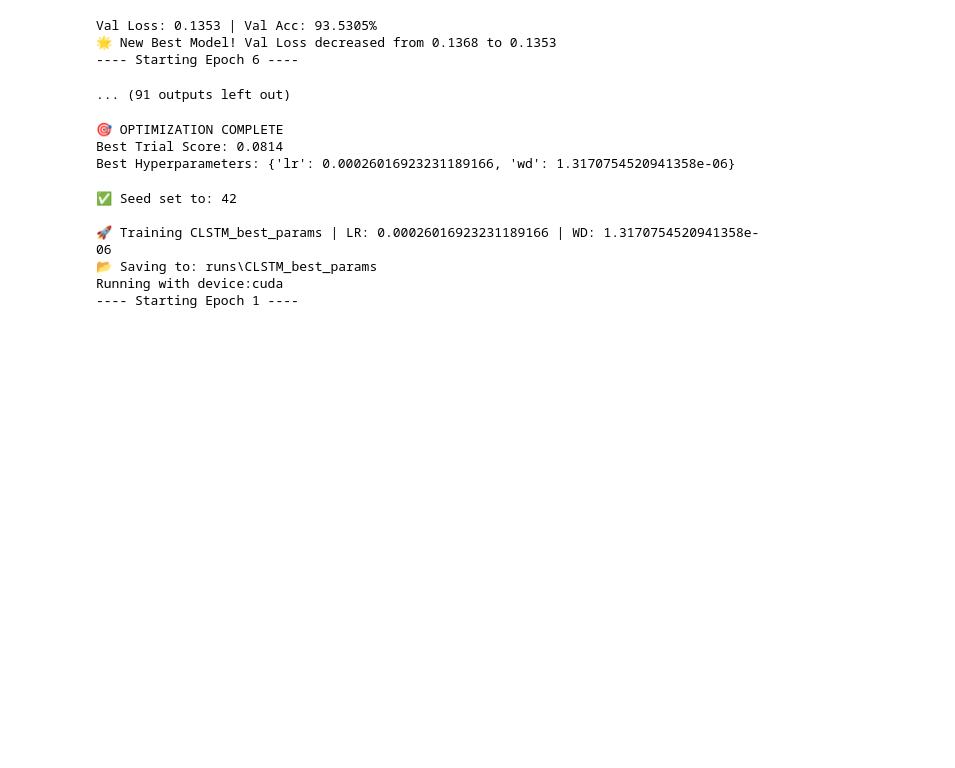
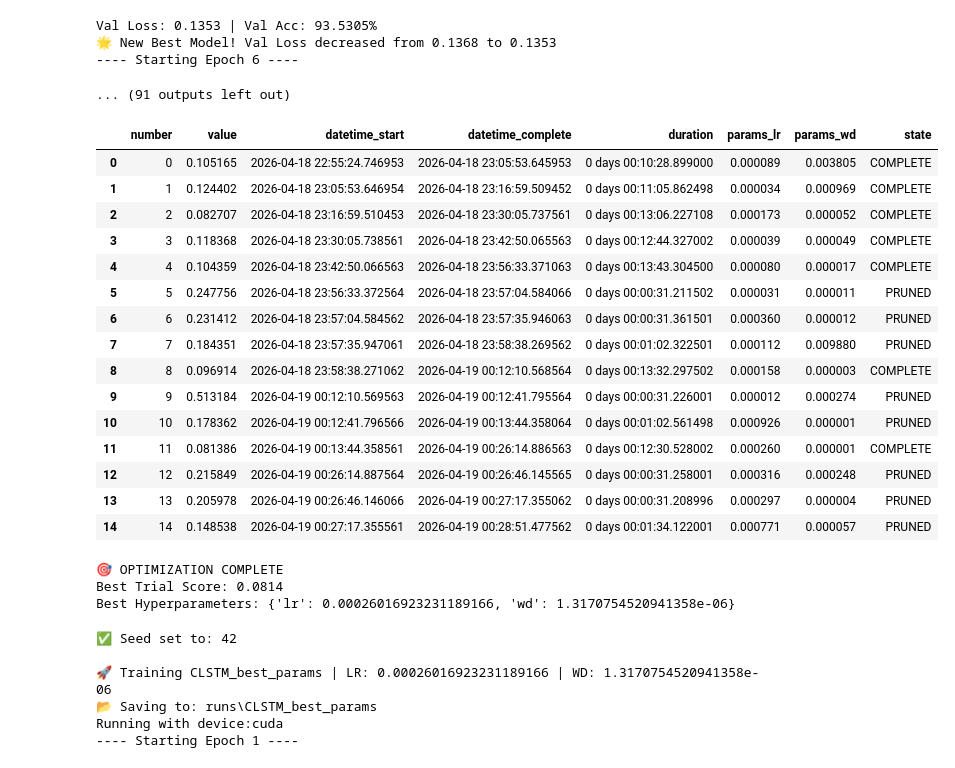
Before and after one commit to JayC-SF/COMP-432-Project, a Jupyter notebook: notebooks/AudioCLSTM.ipynb, the cells around one changed output. Cells and saved outputs as stored; diff of their text form; code cells hidden in the pictures; blank space fills up the shorter version.

```diff
--- a/notebooks/AudioCLSTM.ipynb
+++ b/notebooks/AudioCLSTM.ipynb
@@ -232,3 +263,23 @@ Val Loss: 0.1353 | Val Acc: 93.5305%
+# %%
+fine_tune_history_df = pd.read_csv(v.RUNS_PATH/f"{optuna_fname}.csv")
+fine_tune_history_df
+# %% [output]
+|  | number | value | datetime_start | datetime_complete | duration | params_lr | params_wd | state |
+| 0 | 0 | 0.105165 | 2026-04-18 22:55:24.746953 | 2026-04-18 23:05:53.645953 | 0 days 00:10:28.899000 | 0.000089 | 0.003805 | COMPLETE |
+| 1 | 1 | 0.124402 | 2026-04-18 23:05:53.646954 | 2026-04-18 23:16:59.509452 | 0 days 00:11:05.862498 | 0.000034 | 0.000969 | COMPLETE |
+| 2 | 2 | 0.082707 | 2026-04-18 23:16:59.510453 | 2026-04-18 23:30:05.737561 | 0 days 00:13:06.227108 | 0.000173 | 0.000052 | COMPLETE |
+| 3 | 3 | 0.118368 | 2026-04-18 23:30:05.738561 | 2026-04-18 23:42:50.065563 | 0 days 00:12:44.327002 | 0.000039 | 0.000049 | COMPLETE |
+| 4 | 4 | 0.104359 | 2026-04-18 23:42:50.066563 | 2026-04-18 23:56:33.371063 | 0 days 00:13:43.304500 | 0.000080 | 0.000017 | COMPLETE |
+| 5 | 5 | 0.247756 | 2026-04-18 23:56:33.372564 | 2026-04-18 23:57:04.584066 | 0 days 00:00:31.211502 | 0.000031 | 0.000011 | PRUNED |
+| 6 | 6 | 0.231412 | 2026-04-18 23:57:04.584562 | 2026-04-18 23:57:35.946063 | 0 days 00:00:31.361501 | 0.000360 | 0.000012 | PRUNED |
+| 7 | 7 | 0.184351 | 2026-04-18 23:57:35.947061 | 2026-04-18 23:58:38.269562 | 0 days 00:01:02.322501 | 0.000112 | 0.009880 | PRUNED |
+| 8 | 8 | 0.096914 | 2026-04-18 23:58:38.271062 | 2026-04-19 00:12:10.568564 | 0 days 00:13:32.297502 | 0.000158 | 0.000003 | COMPLETE |
+| 9 | 9 | 0.513184 | 2026-04-19 00:12:10.569563 | 2026-04-19 00:12:41.795564 | 0 days 00:00:31.226001 | 0.000012 | 0.000274 | PRUNED |
+| 10 | 10 | 0.178362 | 2026-04-19 00:12:41.796566 | 2026-04-19 00:13:44.358064 | 0 days 00:01:02.561498 | 0.000926 | 0.000001 | PRUNED |
+| 11 | 11 | 0.081386 | 2026-04-19 00:13:44.358561 | 2026-04-19 00:26:14.886563 | 0 days 00:12:30.528002 | 0.000260 | 0.000001 | COMPLETE |
+| 12 | 12 | 0.215849 | 2026-04-19 00:26:14.887564 | 2026-04-19 00:26:46.145565 | 0 days 00:00:31.258001 | 0.000316 | 0.000248 | PRUNED |
+| 13 | 13 | 0.205978 | 2026-04-19 00:26:46.146066 | 2026-04-19 00:27:17.355062 | 0 days 00:00:31.208996 | 0.000297 | 0.000004 | PRUNED |
+| 14 | 14 | 0.148538 | 2026-04-19 00:27:17.355561 | 2026-04-19 00:28:51.477562 | 0 days 00:01:34.122001 | 0.000771 | 0.000057 | PRUNED |
 # %%
 print("🎯 OPTIMIZATION COMPLETE")
 print(f"Best Trial Score: {study.best_value:.4f}")
```
Also changed, not shown: parts of 7 cells of this notebook, 32 other files.
